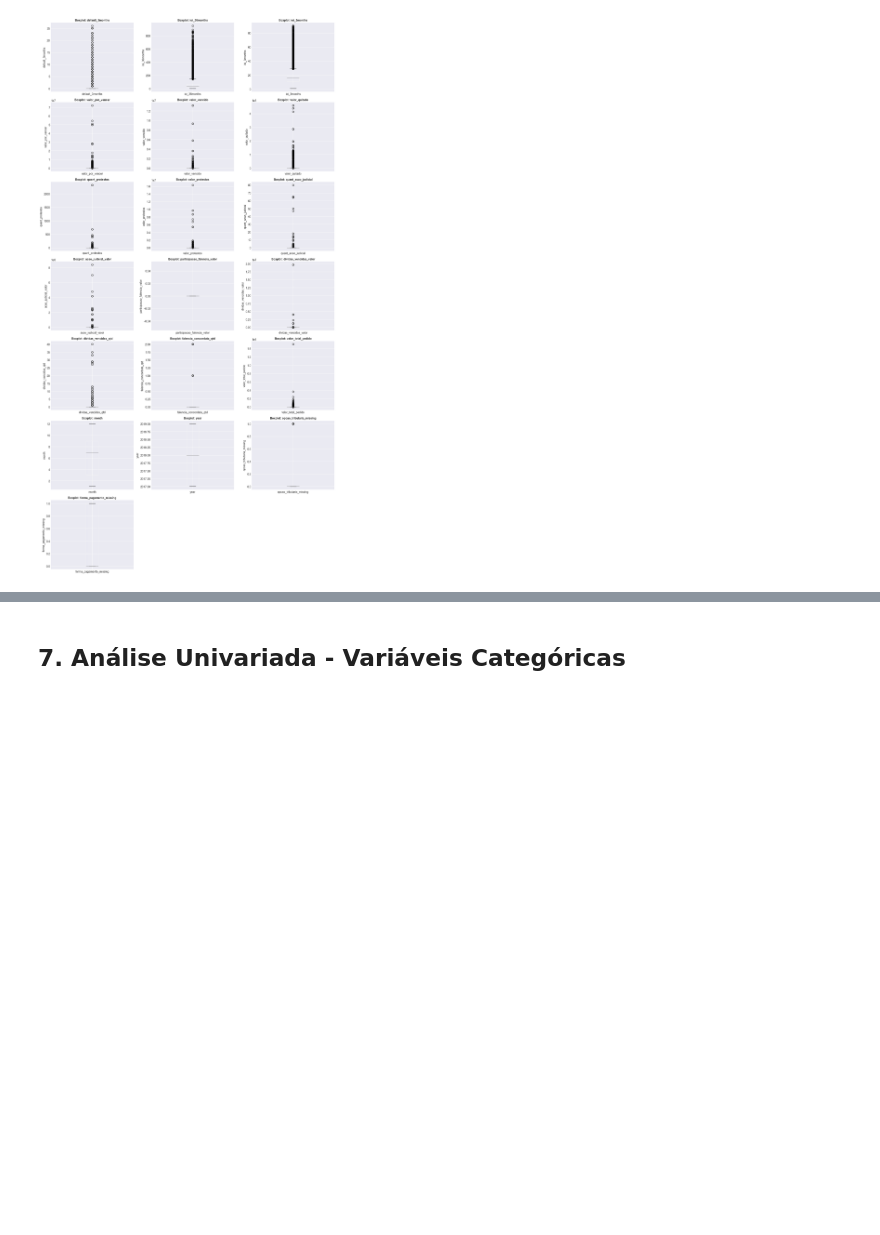
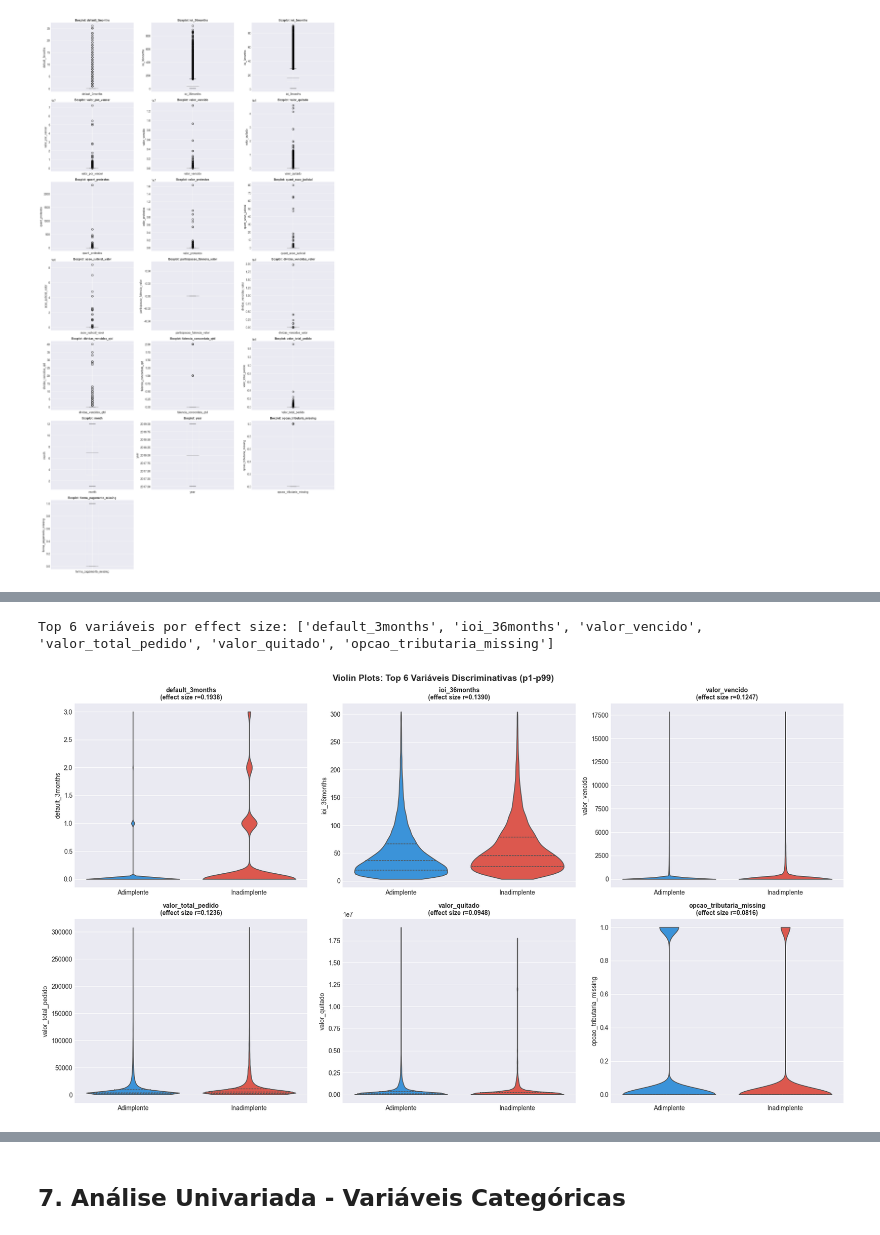
Before and after one commit to marsel-eleuterio/kognita, a Jupyter notebook: notebooks/1_EDA.ipynb, the cells around one changed output, grey strips where cells are left out. Cells and saved outputs as stored; diff of their text form; code cells hidden in the pictures; blank space fills up the shorter version.

```diff
--- a/notebooks/1_EDA.ipynb
+++ b/notebooks/1_EDA.ipynb
@@ -662,0 +865,49 @@ plt.show()
+# %%
+# Violin plots das variáveis com maior poder discriminativo
+# Selecionar top 6 variáveis por effect size
+financial_vars = [c for c in num_cols_to_plot if c not in ['month', 'year']]
+df_0 = df_clean[df_clean['default'] == 0]
+df_1 = df_clean[df_clean['default'] == 1]
+
+effect_sizes = {}
+for col in financial_vars:
+    vals_0 = pd.to_numeric(df_0[col], errors='coerce').dropna()
+    vals_1 = pd.to_numeric(df_1[col], errors='coerce').dropna()
+    if len(vals_0) > 0 and len(vals_1) > 0:
+        stat_u, _ = mannwhitneyu(vals_0, vals_1, alternative='two-sided')
+        r = abs(1 - (2 * stat_u) / (len(vals_0) * len(vals_1)))
+        effect_sizes[col] = r
+
+top_vars = sorted(effect_sizes, key=effect_sizes.get, reverse=True)[:6]
+print(f"Top 6 variáveis por effect size: {top_vars}")
+
+fig, axes = plt.subplots(2, 3, figsize=(18, 10))
+axes = axes.flatten()
+
+for idx, col in enumerate(top_vars):
+    ax = axes[idx]
+    col_data = pd.to_numeric(df_clean[col], errors='coerce')
+
+    # Usar percentis para remover outliers extremos na visualização
+    q01 = col_data.quantile(0.01)
+    q99 = col_data.quantile(0.99)
+    mask = (col_data >= q01) & (col_data <= q99)
+
+    plot_df = pd.DataFrame({
+        'valor': col_data[mask],
+        'default': df_clean.loc[mask, 'default'].map({0: 'Adimplente', 1: 'Inadimplente'})
+    }).dropna()
+
+    sns.violinplot(data=plot_df, x='default', y='valor', ax=ax,
+                   palette={'Adimplente': '#2196F3', 'Inadimplente': '#F44336'},
+                   inner='quartile', cut=0)
+    ax.set_title(f'{col}\n(effect size r={effect_sizes[col]:.4f})', fontsize=10, fontweight='bold')
+    ax.set_xlabel('')
+    ax.set_ylabel(col)
+
+fig.suptitle('Violin Plots: Top 6 Variáveis Discriminativas (p1-p99)', fontsize=14, fontweight='bold')
+plt.tight_layout()
+plt.show()
+# %% [output]
+Top 6 variáveis por effect size: ['default_3months', 'ioi_36months', 'valor_vencido', 'valor_total_pedido', 'valor_quitado', 'opcao_tributaria_missing']
+[figure, added]
```
Also changed, not shown: parts of 7 cells of this notebook, 9 other files.
